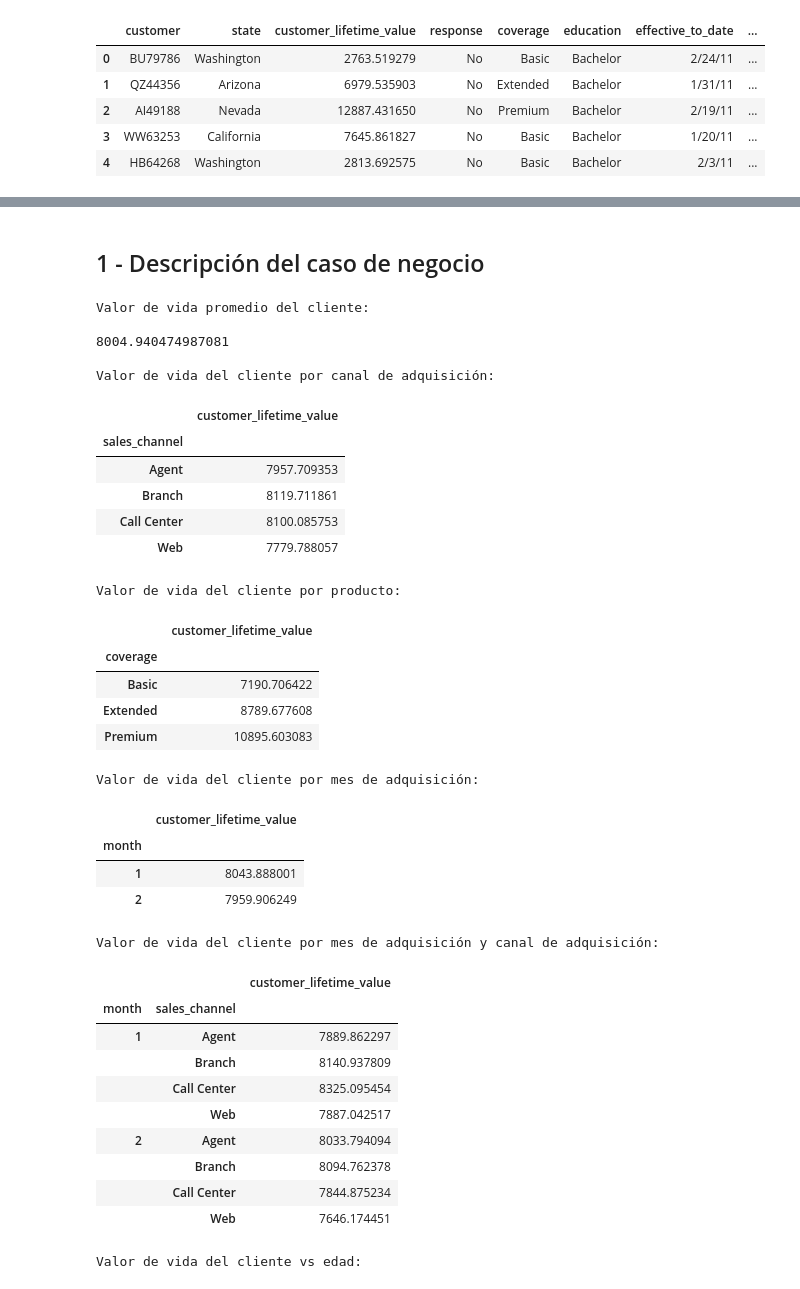
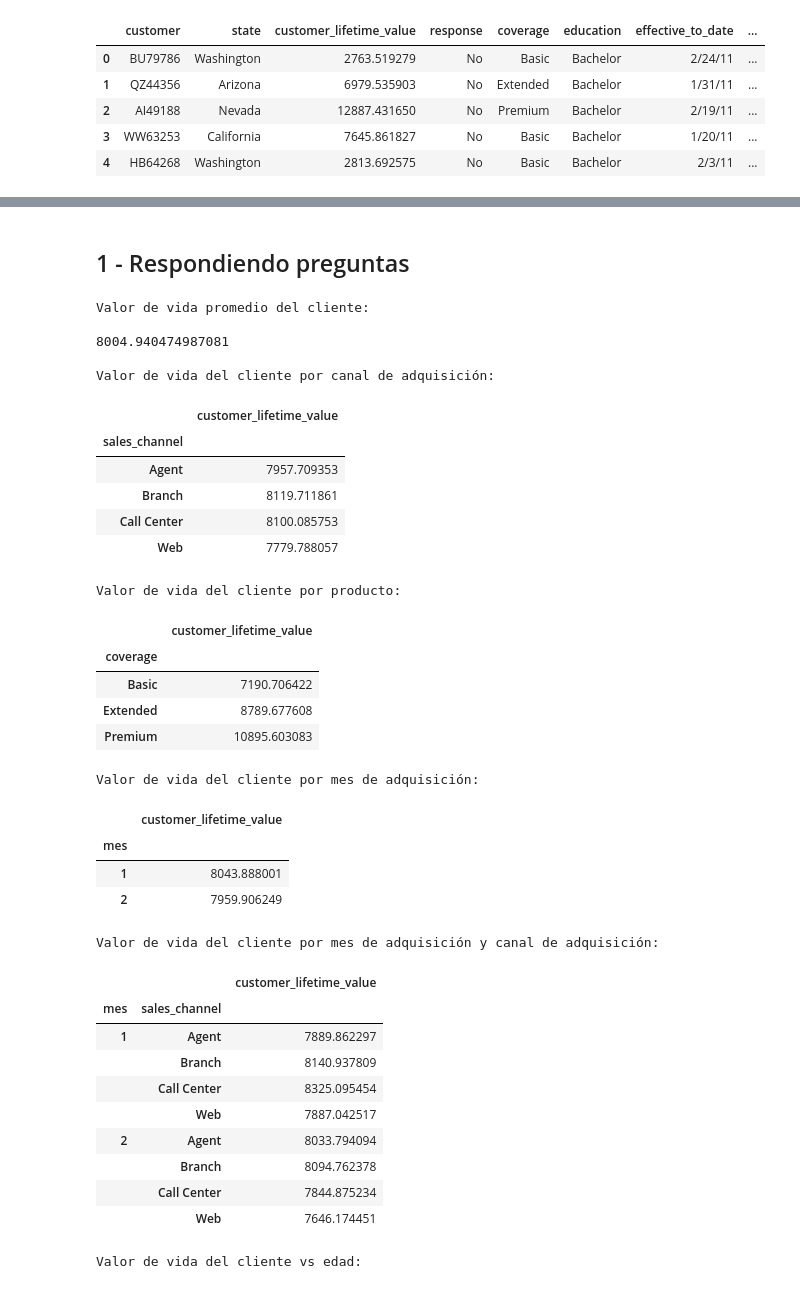
Before and after one commit to GammaTechData/Challenge-4_Real_business_case, a Jupyter notebook: main.ipynb, the cells around one changed output, grey strips where cells are left out. Cells and saved outputs as stored; diff of their text form; code cells hidden in the pictures.

```diff
--- a/main.ipynb
+++ b/main.ipynb
@@ -91,8 +103,9 @@ display(data.head())
 data['edad'] = data['months_since_policy_inception'].astype(float)
 data['edad_años'] = (data['edad']/12).round()
 data['edad_dias'] = (data['edad']/12)*365
+data['mes'] = pd.to_datetime(data['effective_to_date']).dt.month
-# %% [markdown]
-## 1 - Descripción del caso de negocio
+# %% [markdown]
+## 1 - Respondiendo preguntas
 # %%
 
 
@@ -113,43 +126,42 @@ print('Valor de vida del cliente por producto: \n')
 display(valor_vida_por_producto)
 
 # Valor de vida del cliente por mes de adquisición
-data['month'] = pd.to_datetime(data['effective_to_date']).dt.month
-valor_vida_por_mes = data.groupby('month')['customer_lifetime_value'].mean()
+valor_vida_por_mes = data.groupby('mes')['customer_lifetime_value'].mean()
 valor_vida_por_mes = pd.DataFrame(valor_vida_por_mes)
 print('Valor de vida del cliente por mes de adquisición: \n')
 display(valor_vida_por_mes)
 
 # Valor de vida del cliente por mes de adquisición y canal de adquisición
-valor_vida_por_mes_canal = data.groupby(['month', 'sales_channel'])['customer_lifetime_value'].mean()
+valor_vida_por_mes_canal = data.groupby(['mes', 'sales_channel'])['customer_lifetime_value'].mean()
 valor_vida_por_mes_canal = pd.DataFrame(valor_vida_por_mes_canal)
 print('Valor de vida del cliente por mes de adquisición y canal de adquisición: \n')
 display(valor_vida_por_mes_canal)
 # %% [output]
 Valor de vida promedio del cliente:
 
 8004.940474987081
 
 Valor de vida del cliente por canal de adquisición:
 |  | customer_lifetime_value |
 | sales_channel |  |
 | Agent | 7957.709353 |
 | Branch | 8119.711861 |
 | Call Center | 8100.085753 |
 | Web | 7779.788057 |
 Valor de vida del cliente por producto:
 |  | customer_lifetime_value |
 | coverage |  |
 | Basic | 7190.706422 |
 | Extended | 8789.677608 |
 | Premium | 10895.603083 |
 Valor de vida del cliente por mes de adquisición:
 |  | customer_lifetime_value |
-| month |  |
+| mes |  |
 | 1 | 8043.888001 |
 | 2 | 7959.906249 |
 Valor de vida del cliente por mes de adquisición y canal de adquisición:
 |  |  | customer_lifetime_value |
-| month | sales_channel |  |
+| mes | sales_channel |  |
 | 1 | Agent | 7889.862297 |
 |  | Branch | 8140.937809 |
 |  | Call Center | 8325.095454 |
```
Also changed, not shown: parts of 10 cells of this notebook.
